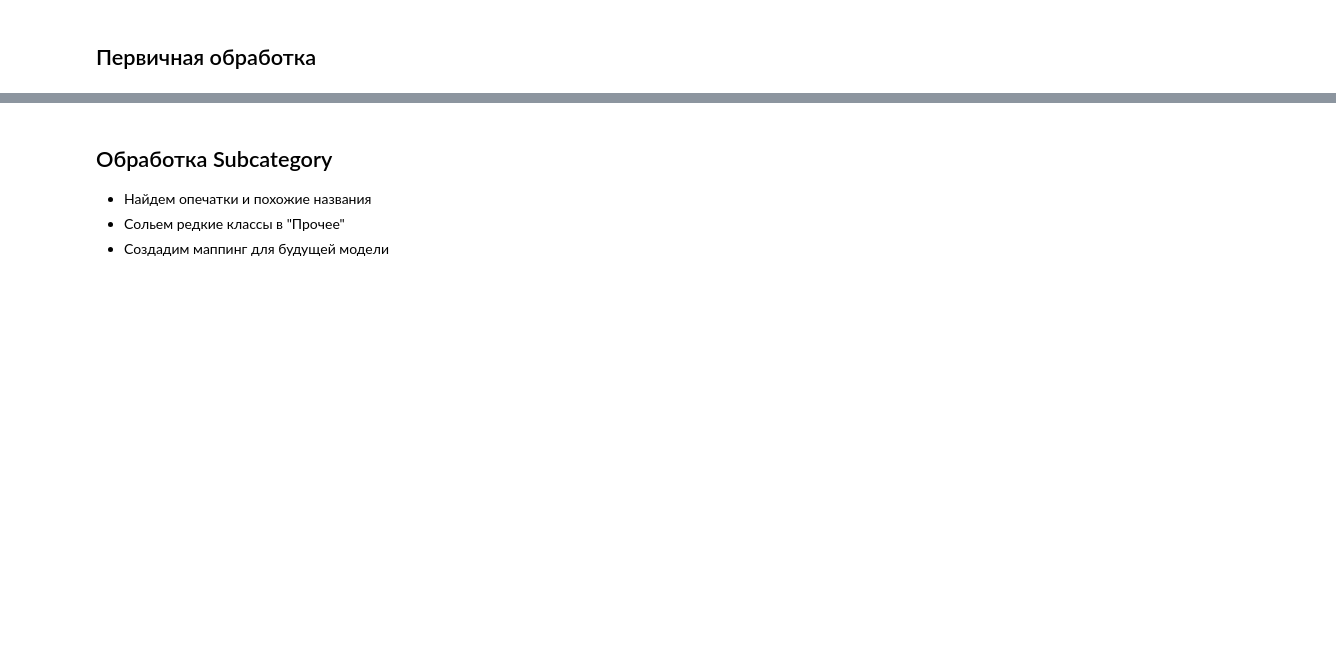
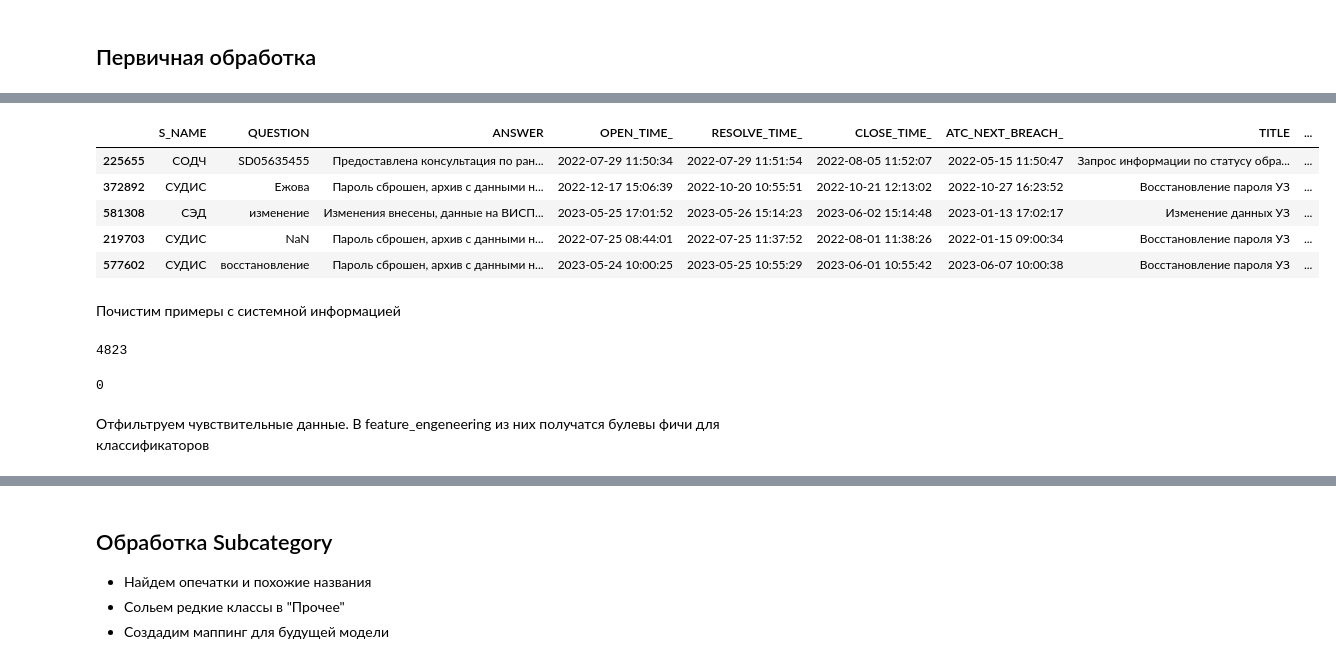
Before and after one commit to h0wl34/autotickets-rag-bot, a Jupyter notebook: notebooks/preprocessing.ipynb, the cells around one changed output, grey strips where cells are left out. Saved outputs shown, nothing was run; the diff lists cells and outputs as text; code cells hidden in the pictures; blank space fills up the shorter version.

```diff
--- a/notebooks/preprocessing.ipynb
+++ b/notebooks/preprocessing.ipynb
@@ -34,3 +24,0 @@ for col in ['OPEN_TIME_', 'RESOLVE_TIME_', 'CLOSE_TIME_', 'ATC_NEXT_BREACH_']:
-# %%
-df['QUESTION'] = df['QUESTION'].fillna('')
-df['QUESTION_FULL'] = df['TITLE'] + " " + df['QUESTION']
@@ -36,0 +31,21 @@ df['QUESTION_FULL'] = df['TITLE'] + " " + df['QUESTION']
+# %%
+not_time_cols = ['QUESTION', 'ANSWER', 'SUBCATEGORY', 'SOURCE', 'TITLE', 'REG', 'AVARIYA', 'S_NAME']
+
+# Сортируем по времени, чтобы первая по времени была первой
+df_sorted = df.sort_values(by='OPEN_TIME_')
+
+# Маска дубликатов (оставляем первую по времени)
+duplicates_mask = df_sorted.duplicated(subset=not_time_cols, keep='first')
+
+# Индексы строк, которые будут удалены
+duplicate_indices = df_sorted[duplicates_mask].index
+
+# Удаляем дубликаты, оставляя первые по времени
+df = df_sorted[~duplicates_mask].reset_index(drop=True)
+
+# Проверка
+print("Количество удалённых дубликатов:", len(duplicate_indices))
+print("Исходный размер:", df.shape)
+print("Размер после удаления дубликатов:", df.shape)
+
+# np.save("../data/processed/duplicate_idx.npy", duplicate_indices)
@@ -36,0 +58,12 @@ df['QUESTION_FULL'] = df['TITLE'] + " " + df['QUESTION']
+# %%
+unwanted = [
+    np.nan, 'nan', 'Nan', 'пусто', 'отсутствует текст описание пустое',
+    'fwd: описание пустое', 'пустое описание', 'отсутствует текст',
+    'отсутствует', 'нету', 'нет', 'пусто',
+]
+
+# условие: QUESTION не в unwanted, не NaN и содержит больше одного слова
+question_filter = \
+    ~df['QUESTION'].str.lower().isin(unwanted) &\
+    ~df['QUESTION'].isna() &\
+    (df['QUESTION'].str.split().str.len() > 1)  # оставляем только где больше 1 слова
@@ -36,0 +80,15 @@ df['QUESTION_FULL'] = df['TITLE'] + " " + df['QUESTION']
+# %%
+QUESTION_PLACEHOLDER = '[NO TEXT]'
+
+df['QUESTION_clean'] = df['QUESTION'].mask(~question_filter, QUESTION_PLACEHOLDER)
+# %%
+df[df['QUESTION_clean'] == QUESTION_PLACEHOLDER].sample(5)
+# %% [output]
+|  | S_NAME | QUESTION | ANSWER | OPEN_TIME_ | RESOLVE_TIME_ | CLOSE_TIME_ | ATC_NEXT_BREACH_ | TITLE | ... |
+| 225655 | СОДЧ | SD05635455 | Предоставлена консультация по ран... | 2022-07-29 11:50:34 | 2022-07-29 11:51:54 | 2022-08-05 11:52:07 | 2022-05-15 11:50:47 | Запрос информации по статусу обра... | ... |
+| 372892 | СУДИС | Ежова | Пароль сброшен, архив с данными н... | 2022-12-17 15:06:39 | 2022-10-20 10:55:51 | 2022-10-21 12:13:02 | 2022-10-27 16:23:52 | Восстановление пароля УЗ | ... |
+| 581308 | СЭД | изменение | Изменения внесены, данные на ВИСП... | 2023-05-25 17:01:52 | 2023-05-26 15:14:23 | 2023-06-02 15:14:48 | 2023-01-13 17:02:17 | Изменение данных УЗ | ... |
+| 219703 | СУДИС | NaN | Пароль сброшен, архив с данными н... | 2022-07-25 08:44:01 | 2022-07-25 11:37:52 | 2022-08-01 11:38:26 | 2022-01-15 09:00:34 | Восстановление пароля УЗ | ... |
+| 577602 | СУДИС | восстановление | Пароль сброшен, архив с данными н... | 2023-05-24 10:00:25 | 2023-05-25 10:55:29 | 2023-06-01 10:55:42 | 2023-06-07 10:00:38 | Восстановление пароля УЗ | ... |
+# %% [markdown]
+Почистим примеры с системной информацией
@@ -36,0 +128,8 @@ df['QUESTION_FULL'] = df['TITLE'] + " " + df['QUESTION']
+# %%
+print(df['QUESTION'].str.contains('The mail').sum())
+df['QUESTION_clean'].str.contains('The mail').sum()
+# %% [output]
+4823
+0
+# %% [markdown]
+Отфильтруем чувствительные данные. В feature_engeneering из них получатся булевы фичи для классификаторов
```
Also changed, not shown: parts of 48 cells of this notebook, 24 other files.
